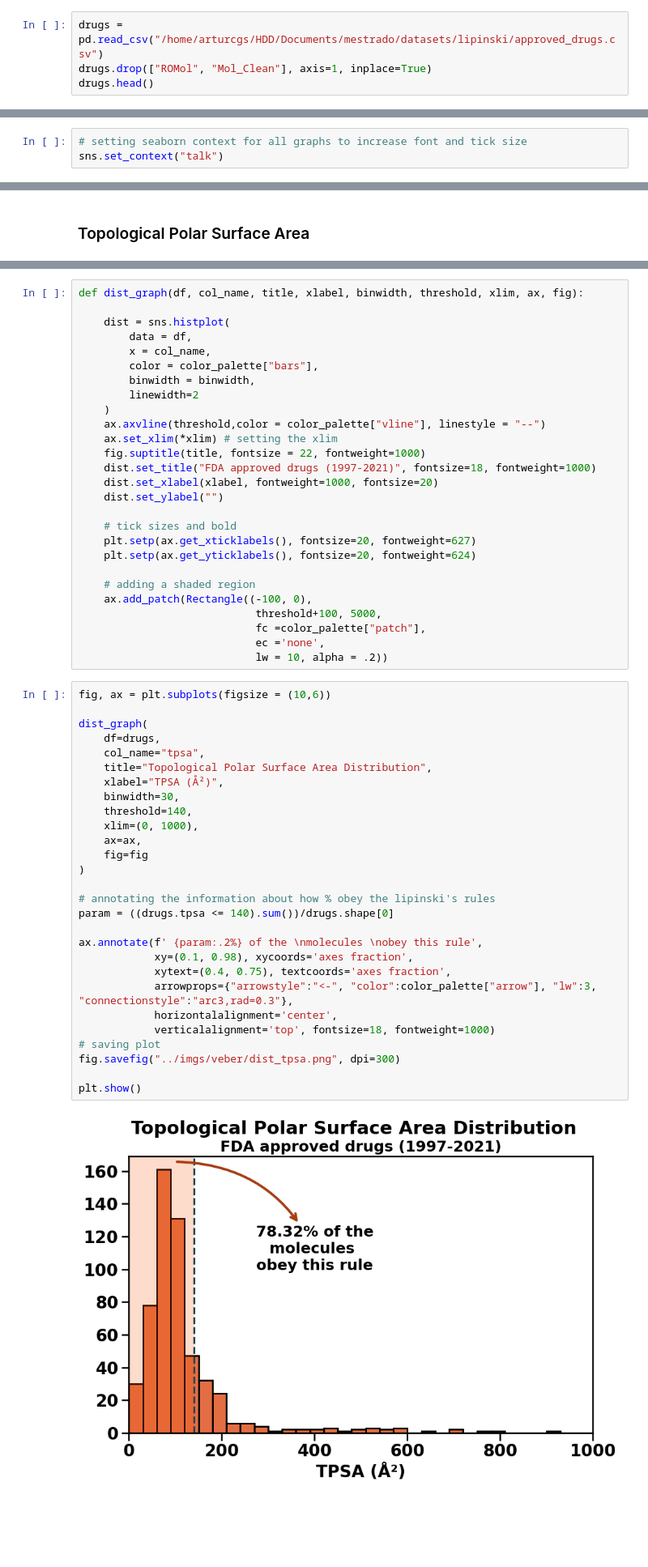
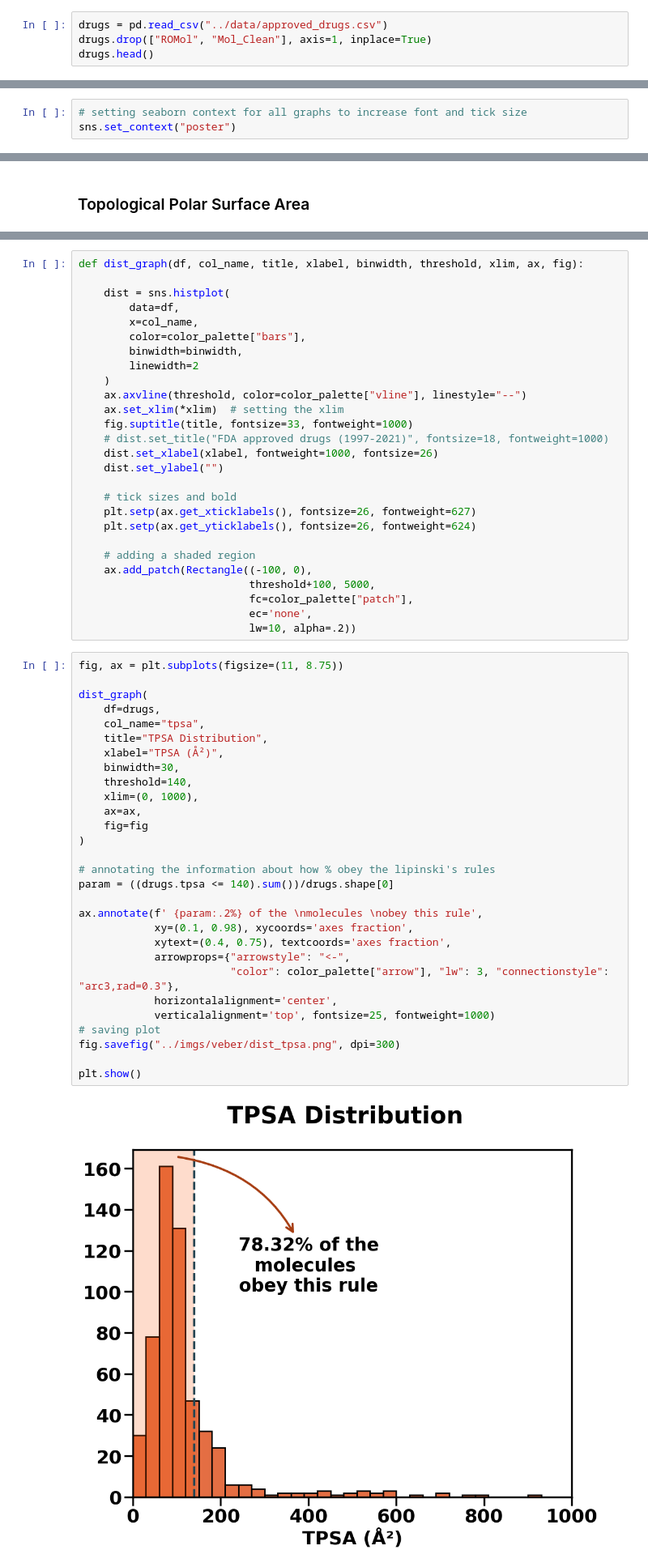
Before and after one commit to arturcgs/lipinski-analysis, a Jupyter notebook: jupyter_notebooks/5_vebers_rules.ipynb, the cells around one changed output, grey strips where cells are left out. Shown at 81% size. Cells and saved outputs as stored; diff of their text form; blank space fills up the shorter version.

```diff
--- a/jupyter_notebooks/5_vebers_rules.ipynb
+++ b/jupyter_notebooks/5_vebers_rules.ipynb
@@ -19,7 +19,7 @@ import session_info
 
 First, we need to import the dataset. As importing like this can corrupt the mol files, they will be generated and cleaned again in this notebook
 # %%
-drugs = pd.read_csv("/home/arturcgs/HDD/Documents/mestrado/datasets/lipinski/approved_drugs.csv")
+drugs = pd.read_csv("../data/approved_drugs.csv")
 drugs.drop(["ROMol", "Mol_Clean"], axis=1, inplace=True)
 drugs.head()
 # %% [output]
@@ -157,7 +162,7 @@ show_df(drugs_oral.head(5))
 # Graphs
 # %%
 # setting seaborn context for all graphs to increase font and tick size
-sns.set_context("talk")
+sns.set_context("poster")
 # %% [markdown]
 ## Parameters distributions
 # %% [markdown]
@@ -177,59 +182,60 @@ color_palette = {
 def dist_graph(df, col_name, title, xlabel, binwidth, threshold, xlim, ax, fig):
 
     dist = sns.histplot(
-        data = df,
-        x = col_name,
-        color = color_palette["bars"],
-        binwidth = binwidth,
+        data=df,
+        x=col_name,
+        color=color_palette["bars"],
+        binwidth=binwidth,
         linewidth=2
     )
-    ax.axvline(threshold,color = color_palette["vline"], linestyle = "--")
-    ax.set_xlim(*xlim) # setting the xlim
-    fig.suptitle(title, fontsize = 22, fontweight=1000)
-    dist.set_title("FDA approved drugs (1997-2021)", fontsize=18, fontweight=1000)
-    dist.set_xlabel(xlabel, fontweight=1000, fontsize=20)
+    ax.axvline(threshold, color=color_palette["vline"], linestyle="--")
+    ax.set_xlim(*xlim)  # setting the xlim
+    fig.suptitle(title, fontsize=33, fontweight=1000)
+    # dist.set_title("FDA approved drugs (1997-2021)", fontsize=18, fontweight=1000)
+    dist.set_xlabel(xlabel, fontweight=1000, fontsize=26)
     dist.set_ylabel("")
 
     # tick sizes and bold
-    plt.setp(ax.get_xticklabels(), fontsize=20, fontweight=627)
-    plt.setp(ax.get_yticklabels(), fontsize=20, fontweight=624)
+    plt.setp(ax.get_xticklabels(), fontsize=26, fontweight=627)
+    plt.setp(ax.get_yticklabels(), fontsize=26, fontweight=624)
 
     # adding a shaded region
     ax.add_patch(Rectangle((-100, 0),
-                            threshold+100, 5000,
-                            fc =color_palette["patch"],
-                            ec ='none',
-                            lw = 10, alpha = .2))
+                           threshold+100, 5000,
+                           fc=color_palette["patch"],
+                           ec='none',
+                           lw=10, alpha=.2))
 # %%
-fig, ax = plt.subplots(figsize = (10,6))
+fig, ax = plt.subplots(figsize=(11, 8.75))
 
 dist_graph(
     df=drugs,
     col_name="tpsa",
-    title="Topological Polar Surface Area Distribution",
+    title="TPSA Distribution",
     xlabel="TPSA (Å²)",
     binwidth=30,
     threshold=140,
     xlim=(0, 1000),
     ax=ax,
     fig=fig
 )
 
 # annotating the information about how % obey the lipinski's rules
 param = ((drugs.tpsa <= 140).sum())/drugs.shape[0]
 
 ax.annotate(f' {param:.2%} of the \nmolecules \nobey this rule',
             xy=(0.1, 0.98), xycoords='axes fraction',
             xytext=(0.4, 0.75), textcoords='axes fraction',
-            arrowprops={"arrowstyle":"<-", "color":color_palette["arrow"], "lw":3, "connectionstyle":"arc3,rad=0.3"},
+            arrowprops={"arrowstyle": "<-",
+                        "color": color_palette["arrow"], "lw": 3, "connectionstyle": "arc3,rad=0.3"},
             horizontalalignment='center',
-            verticalalignment='top', fontsize=18, fontweight=1000)
+            verticalalignment='top', fontsize=25, fontweight=1000)
 # saving plot
 fig.savefig("../imgs/veber/dist_tpsa.png", dpi=300)
 
 plt.show()
 # %% [output]
-[figure, old version]
+[figure, new version]
 # %% [markdown]
 ### Rotatable Bonds
 # %%
```
Also changed, not shown: parts of 18 cells of this notebook, 30 other files.
